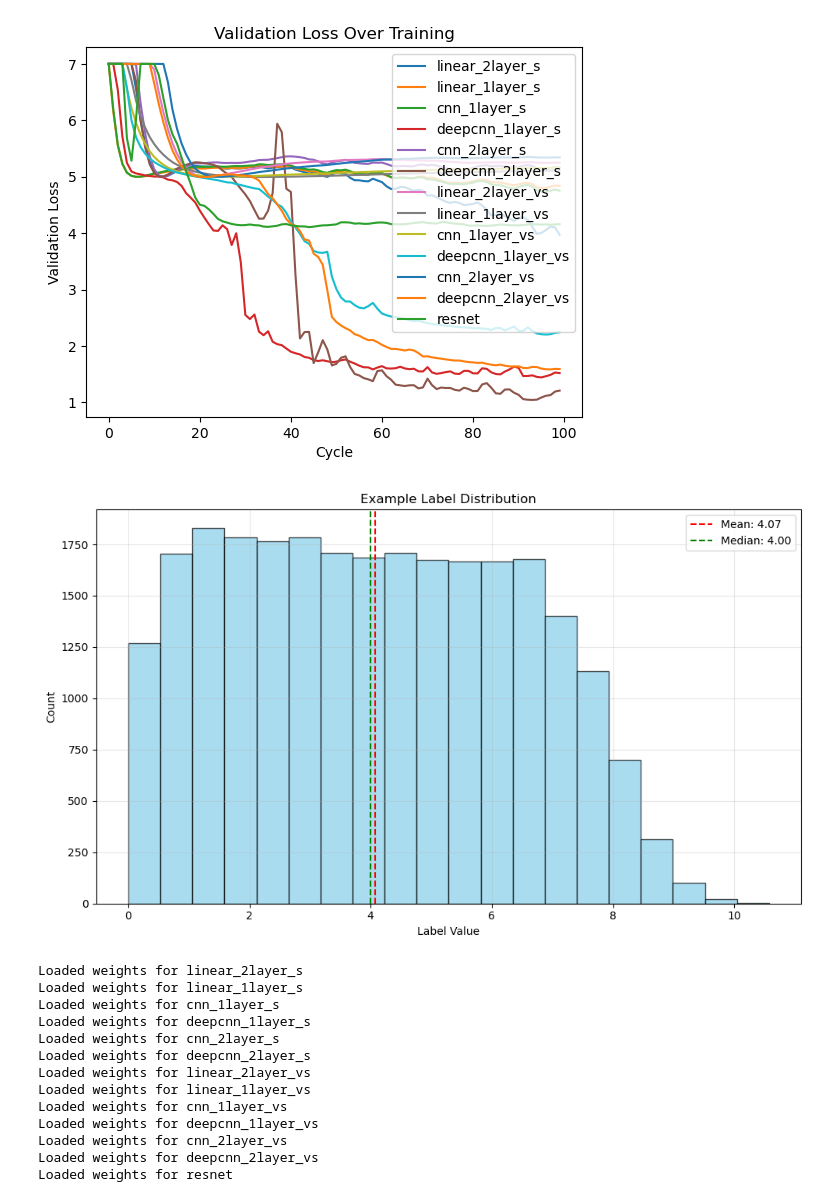
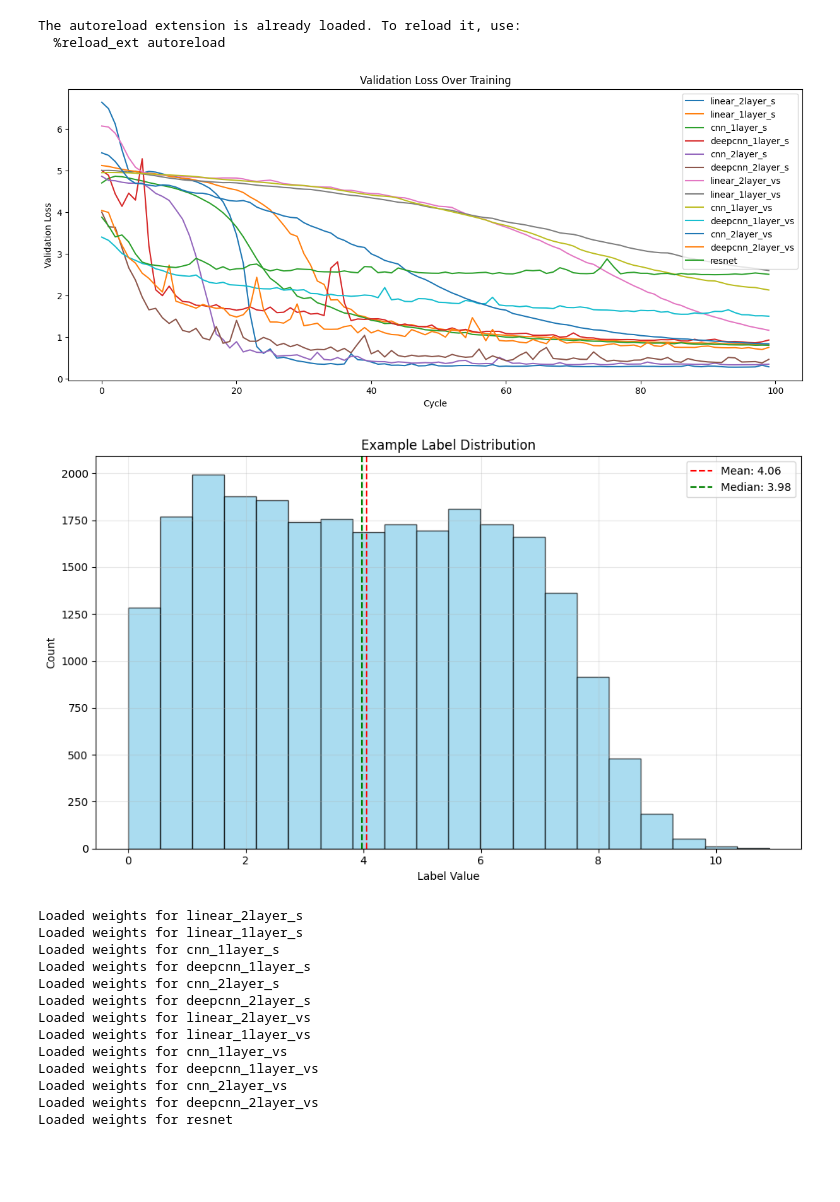
Before and after one commit to Biomedical-Imaging-Group/MolecularDiffusion_MiViT, a Jupyter notebook: train_results_sequences.ipynb, the cells around one changed output. Drawn from its saved outputs; the diff is of its cells as text; code cells hidden in the pictures; blank space fills up the shorter version.

```diff
--- a/train_results_sequences.ipynb
+++ b/train_results_sequences.ipynb
@@ -1,35 +1,38 @@
 # %%
 import torch
 import matplotlib.pyplot as plt
 from models import *
 from helpersGeneration import *
 from helpersPlot import *
 import pandas as pd
 
 %load_ext autoreload
 %reload_ext autoreload
 %autoreload 2
 
 
 # Load training results
-results = torch.load("training_results.pth")
+results = torch.load("training_results2.pth",map_location=torch.device('cpu'))
 
 # Extract data
 validation_losses = results["validation_losses"]
 all_labels = results["all_labels"]
 model_weights = results["model_weights"]
+plt.figure(figsize=(15, 6))  # <-- Add this line to control figure size
 
 # Example: Plot validation loss curves
 for model_name, losses in validation_losses.items():
     plt.plot(np.clip(losses["val_avg"],0,7), label=model_name)
 
 plt.xlabel("Cycle")
 plt.ylabel("Validation Loss")
 plt.legend()
 plt.title("Validation Loss Over Training")
 plt.show()
 # %% [output]
+The autoreload extension is already loaded. To reload it, use:
+  %reload_ext autoreload
-[figure, old version]
+[figure, new version]
 # %%
 import matplotlib.pyplot as plt
 import numpy as np
@@ -86,7 +89,7 @@ fig, ax = plot_labels_histogram(
 
 plt.show()
 # %% [output]
-[figure, old version]
+[figure, new version]
 # %%
 from trainSettings import *
 
```
Also changed, not shown: parts of 9 cells of this notebook, 8 other files.
